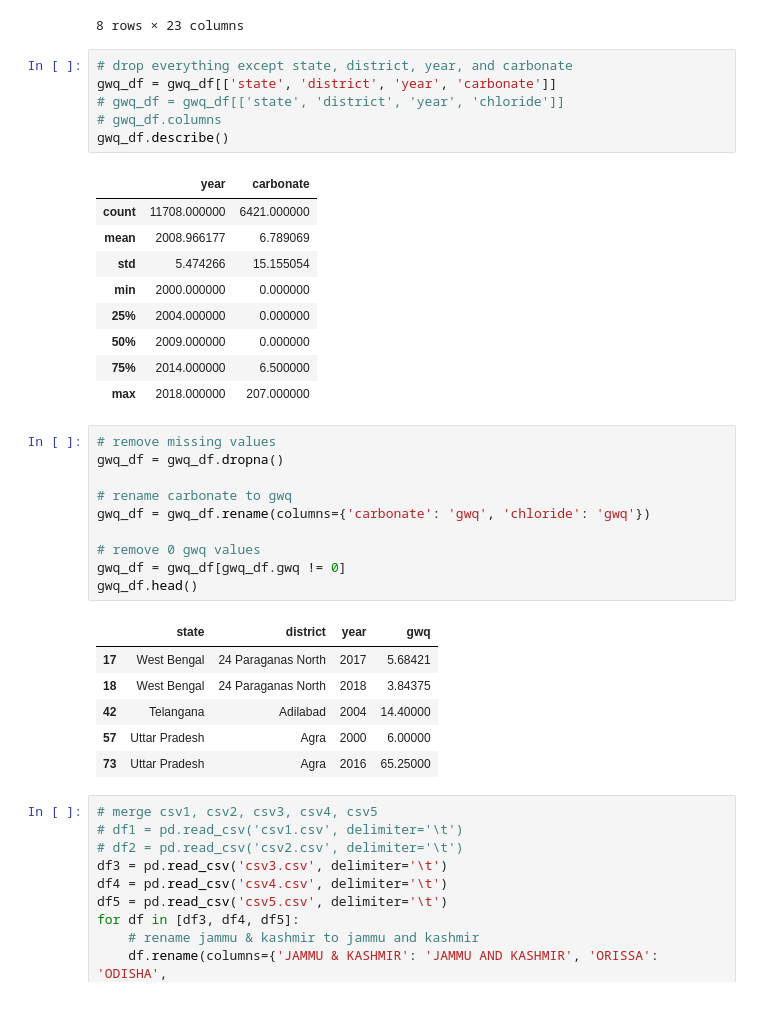
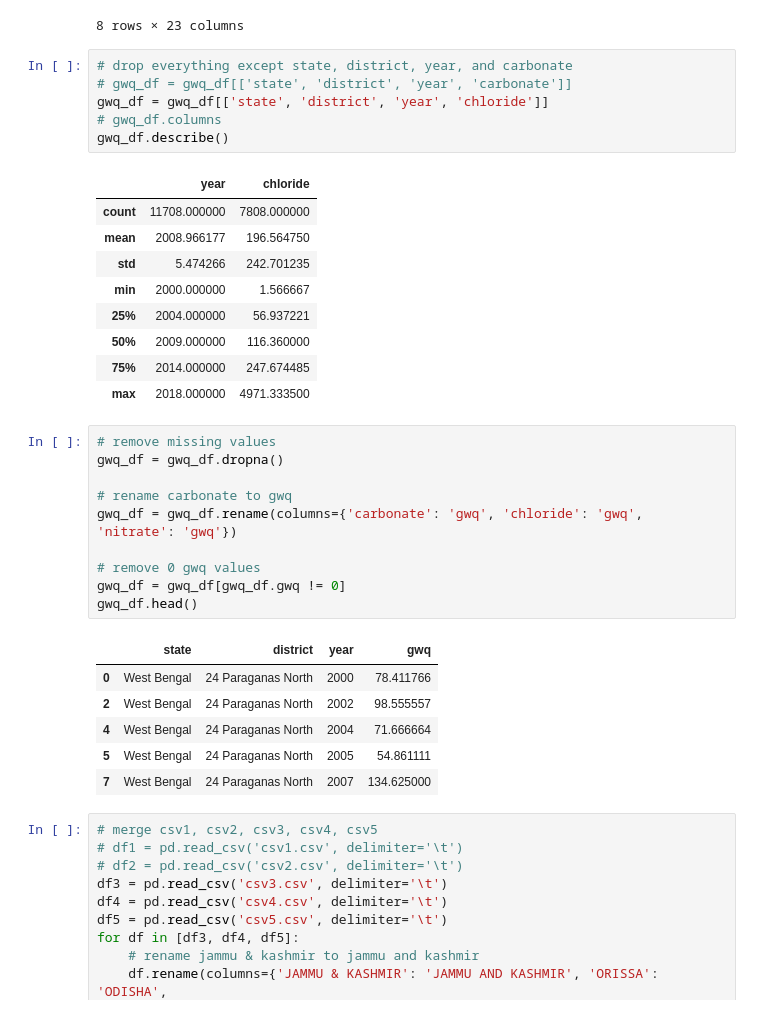
Before and after one commit to 0xGodspeed/econometrics_project, a Jupyter notebook: main.ipynb, the cells around one changed output. Saved outputs shown, nothing was run; the diff lists cells and outputs as text.

```diff
--- a/main.ipynb
+++ b/main.ipynb
@@ -20,37 +20,37 @@ gwq_df.describe()
 8 rows × 23 columns
 # %%
 # drop everything except state, district, year, and carbonate
-gwq_df = gwq_df[['state', 'district', 'year', 'carbonate']]
-# gwq_df = gwq_df[['state', 'district', 'year', 'chloride']]
+# gwq_df = gwq_df[['state', 'district', 'year', 'carbonate']]
+gwq_df = gwq_df[['state', 'district', 'year', 'chloride']]
 # gwq_df.columns
 gwq_df.describe()
 # %% [output]
-|  | year | carbonate |
-| count | 11708.000000 | 6421.000000 |
-| mean | 2008.966177 | 6.789069 |
-| std | 5.474266 | 15.155054 |
-| min | 2000.000000 | 0.000000 |
-| 25% | 2004.000000 | 0.000000 |
-| 50% | 2009.000000 | 0.000000 |
-| 75% | 2014.000000 | 6.500000 |
-| max | 2018.000000 | 207.000000 |
+|  | year | chloride |
+| count | 11708.000000 | 7808.000000 |
+| mean | 2008.966177 | 196.564750 |
+| std | 5.474266 | 242.701235 |
+| min | 2000.000000 | 1.566667 |
+| 25% | 2004.000000 | 56.937221 |
+| 50% | 2009.000000 | 116.360000 |
+| 75% | 2014.000000 | 247.674485 |
+| max | 2018.000000 | 4971.333500 |
 # %%
 # remove missing values
 gwq_df = gwq_df.dropna()
 
 # rename carbonate to gwq
-gwq_df = gwq_df.rename(columns={'carbonate': 'gwq', 'chloride': 'gwq'})
+gwq_df = gwq_df.rename(columns={'carbonate': 'gwq', 'chloride': 'gwq', 'nitrate': 'gwq'})
 
 # remove 0 gwq values
 gwq_df = gwq_df[gwq_df.gwq != 0]
 gwq_df.head()
 # %% [output]
 |  | state | district | year | gwq |
-| 17 | West Bengal | 24 Paraganas North | 2017 | 5.68421 |
-| 18 | West Bengal | 24 Paraganas North | 2018 | 3.84375 |
-| 42 | Telangana | Adilabad | 2004 | 14.40000 |
-| 57 | Uttar Pradesh | Agra | 2000 | 6.00000 |
-| 73 | Uttar Pradesh | Agra | 2016 | 65.25000 |
+| 0 | West Bengal | 24 Paraganas North | 2000 | 78.411766 |
+| 2 | West Bengal | 24 Paraganas North | 2002 | 98.555557 |
+| 4 | West Bengal | 24 Paraganas North | 2004 | 71.666664 |
+| 5 | West Bengal | 24 Paraganas North | 2005 | 54.861111 |
+| 7 | West Bengal | 24 Paraganas North | 2007 | 134.625000 |
 # %%
 # merge csv1, csv2, csv3, csv4, csv5
 # df1 = pd.read_csv('csv1.csv', delimiter='\t')
```
Also changed, not shown: parts of 16 cells of this notebook, 6 other files.
